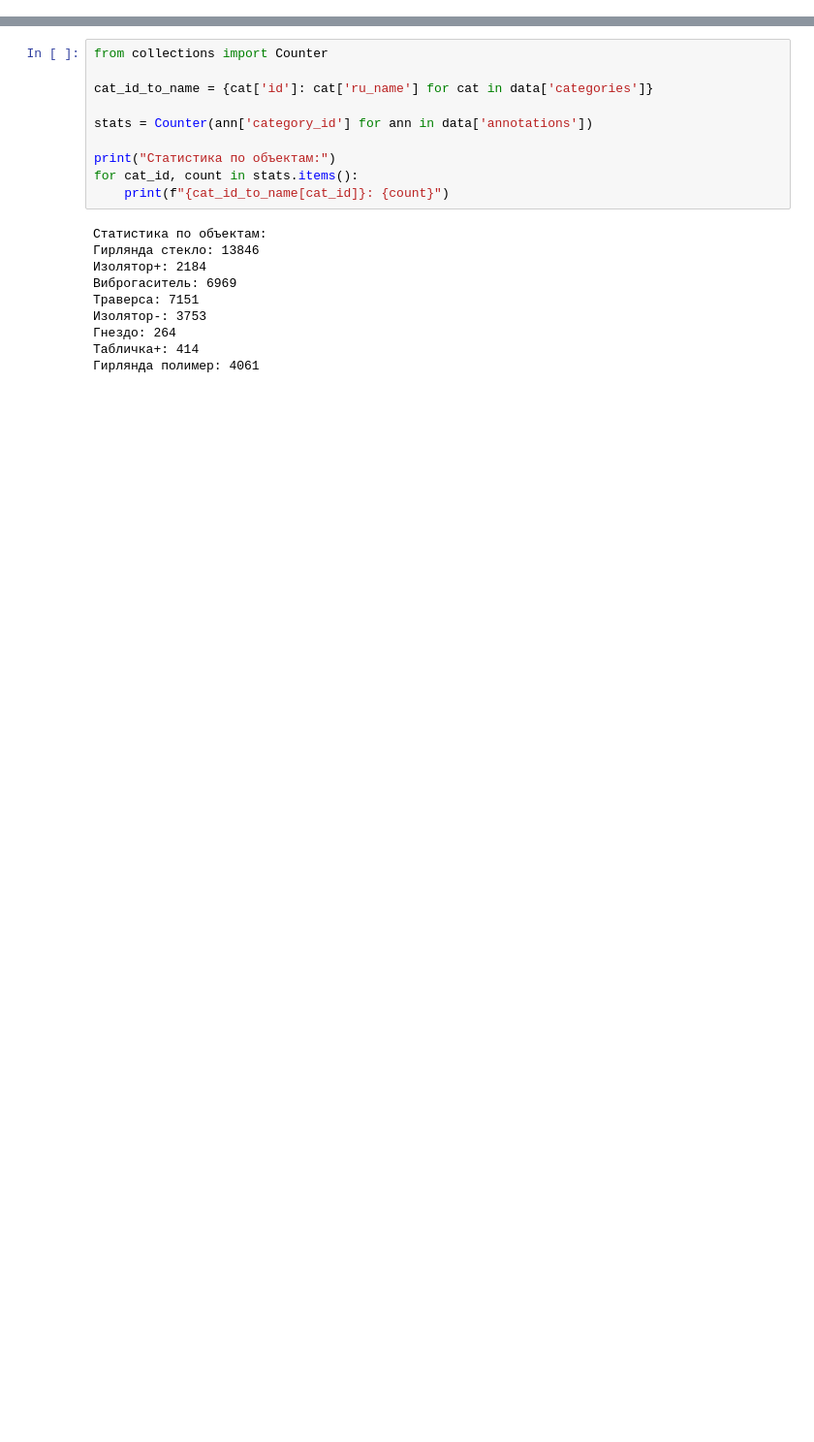
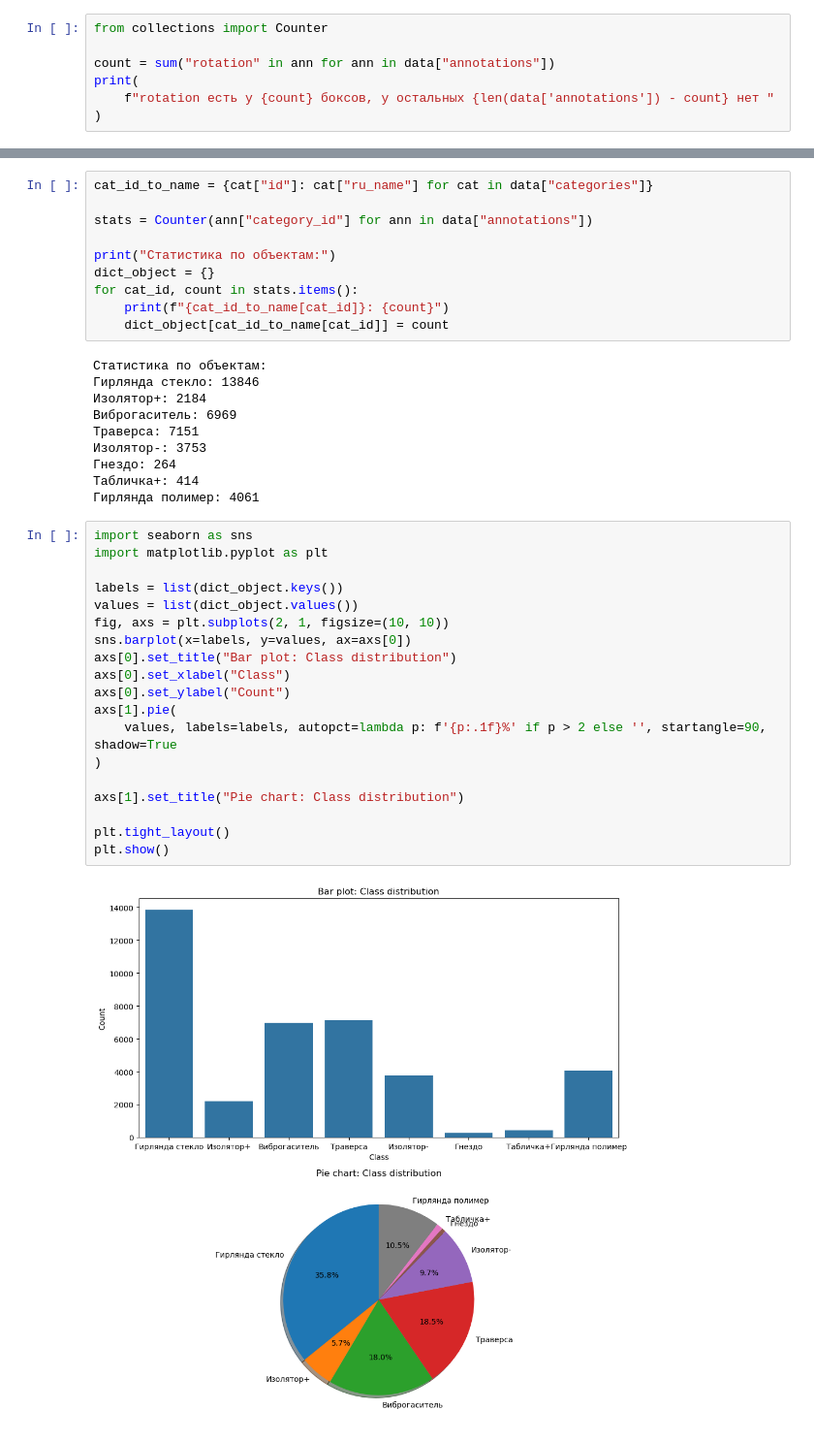
Before and after one commit to StasevichStas/LEP_detector_backend, a Jupyter notebook: lep_project/notebooks/working_with_data.ipynb, the cells around one changed output, grey strips where cells are left out. Shown at 97% size. Drawn from its saved outputs; the diff is of its cells as text; blank space fills up the shorter version.

```diff
--- a/lep_project/notebooks/working_with_data.ipynb
+++ b/lep_project/notebooks/working_with_data.ipynb
@@ -18,0 +36,7 @@ print(json.dumps(data["images"][0], indent=4, ensure_ascii=False))
+# %%
+from collections import Counter
+
+count = sum("rotation" in ann for ann in data["annotations"])
+print(
+    f"rotation есть у {count} боксов, у остальных {len(data['annotations']) - count} нет "
+)
@@ -19,13 +45,13 @@ print(json.dumps(data["images"][0], indent=4, ensure_ascii=False))
 # %%
-from collections import Counter
+cat_id_to_name = {cat["id"]: cat["ru_name"] for cat in data["categories"]}
 
-cat_id_to_name = {cat['id']: cat['ru_name'] for cat in data['categories']}
-
-stats = Counter(ann['category_id'] for ann in data['annotations'])
+stats = Counter(ann["category_id"] for ann in data["annotations"])
 
 print("Статистика по объектам:")
+dict_object = {}
 for cat_id, count in stats.items():
     print(f"{cat_id_to_name[cat_id]}: {count}")
+    dict_object[cat_id_to_name[cat_id]] = count
 # %% [output]
 Статистика по объектам:
 Гирлянда стекло: 13846
@@ -36,3 +62,24 @@ for cat_id, count in stats.items():
 Гнездо: 264
 Табличка+: 414
 Гирлянда полимер: 4061
+# %%
+import seaborn as sns
+import matplotlib.pyplot as plt
+
+labels = list(dict_object.keys())
+values = list(dict_object.values())
+fig, axs = plt.subplots(2, 1, figsize=(10, 10))
+sns.barplot(x=labels, y=values, ax=axs[0])
+axs[0].set_title("Bar plot: Class distribution")
+axs[0].set_xlabel("Class")
+axs[0].set_ylabel("Count")
+axs[1].pie(
+    values, labels=labels, autopct=lambda p: f'{p:.1f}%' if p > 2 else '', startangle=90, shadow=True
+)
+
+axs[1].set_title("Pie chart: Class distribution")
+
+plt.tight_layout()
+plt.show()
+# %% [output]
+[figure, added]
```
Also changed, not shown: parts of 23 cells of this notebook, 11 other files.
